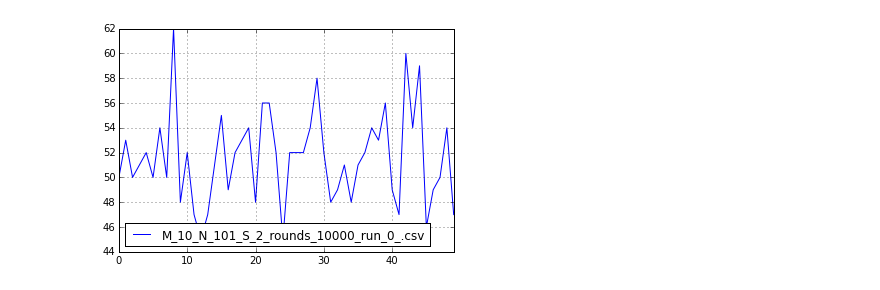
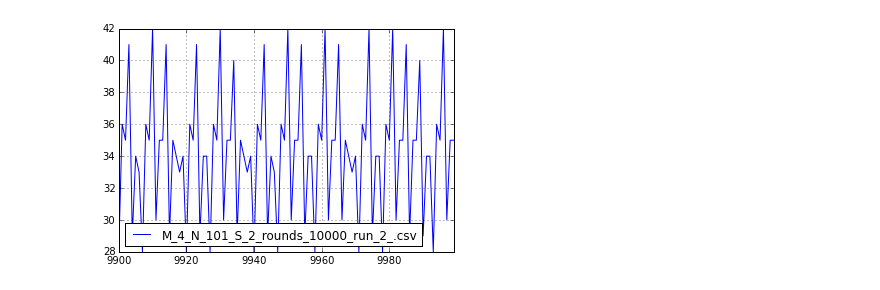
Before and after one commit to sandromehic/mingam, a Jupyter notebook: analysis/ControlParameters.ipynb, the cells around one changed output. Saved outputs shown, nothing was run; the diff lists cells and outputs as text; code cells hidden in the pictures.

```diff
--- a/analysis/ControlParameters.ipynb
+++ b/analysis/ControlParameters.ipynb
@@ -30,6 +30,8 @@ def readData(dirname, fileConditions):
             attdata[f] = data.sum()
 
     attdata = pd.DataFrame(attdata)
+    # get rid of NaN instances caused by a game of only speculators not playing
+    attdata.fillna(0, inplace=True)
     calculateHistory()
 
 # plot attendance per rounds for various number of agents
@@ -46,7 +48,9 @@ def plotAtt(*agentConditions):
 
     for x in attdata.columns:
         if (all(j in x for j in otherConditions) and any(k in x for k in nAgentsConditions)):
-            attdata[x][:50].plot(legend=True)
+#             attdata[x][:100].plot(legend=True)
+            attdata[x][9900:].plot(legend=True)
+
 
     plt.legend(loc='lower left')
 
@@ -96,6 +100,9 @@ def plotHistoryToProb(k, *args):
         johnny.sort(columns='memory', inplace=True)
         johnny.plot(kind='bar', x='memory', y='prob')
 
+def plotPrice():
+    pass
+
 def calculateHistory():
     global histori
     for k in attdata.keys():
@@ -147,4 +140,4 @@ gamedata.sort(columns='M')
 # %%
-plotAtt('M_10', 'N_101', 'run_0')
+plotAtt('M_4', 'N_101', 'run_2')
 # %% [output]
-[figure, old version]
+[figure, new version]
```
Also changed, not shown: parts of 8 cells of this notebook, 8 other files.
